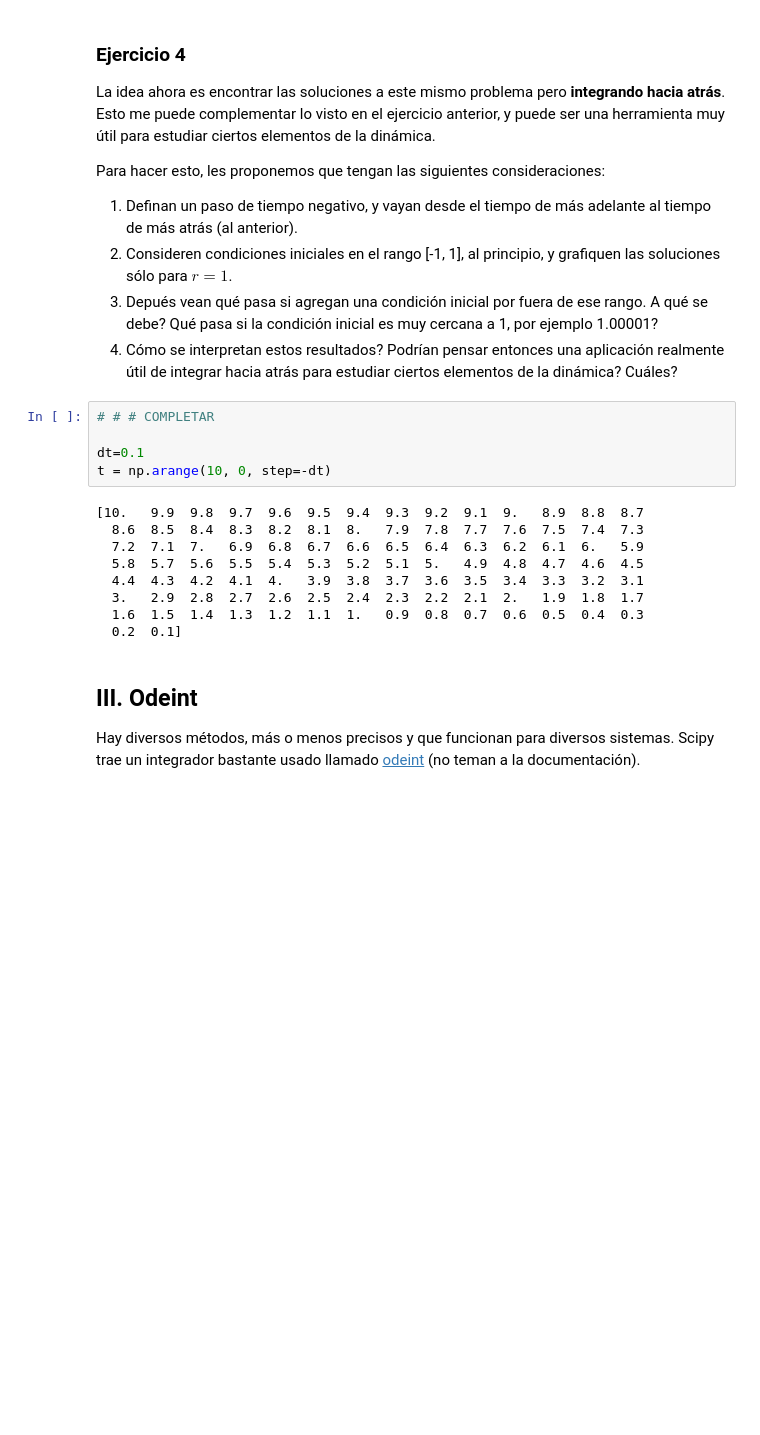
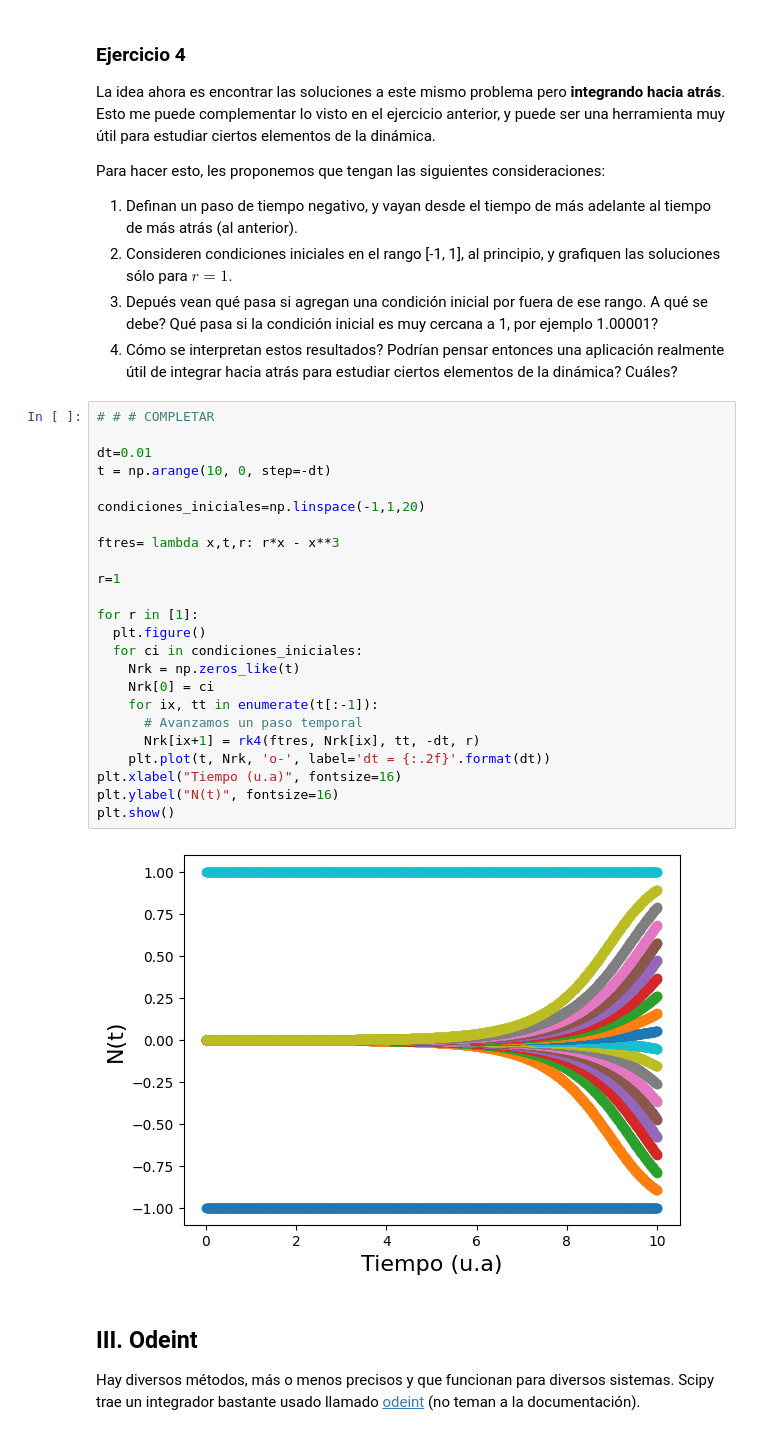
Before and after one commit to xGiannis/IntroModeladoContinuo, a Jupyter notebook: Colabs/nb03_Integracion.ipynb, the cells around one changed output. Drawn from its saved outputs; the diff is of its cells as text; blank space fills up the shorter version.

```diff
--- a/Colabs/nb03_Integracion.ipynb
+++ b/Colabs/nb03_Integracion.ipynb
@@ -416,20 +416,32 @@ Para hacer esto, les proponemos que tengan las siguientes consideraciones:
 2. Consideren condiciones iniciales en el rango [-1, 1], al principio, y grafiquen las soluciones sólo para $r=1$.
 3. Depués vean qué pasa si agregan una condición inicial por fuera de ese rango. A qué se debe? Qué pasa si la condición inicial es muy cercana a 1, por ejemplo 1.00001?
 4. Cómo se interpretan estos resultados? Podrían pensar entonces una aplicación realmente útil de integrar hacia atrás para estudiar ciertos elementos de la dinámica? Cuáles?
-# %%
-# # # COMPLETAR
-
-dt=0.1
-t = np.arange(10, 0, step=-dt)
-# %% [output]
-[10.   9.9  9.8  9.7  9.6  9.5  9.4  9.3  9.2  9.1  9.   8.9  8.8  8.7
-  8.6  8.5  8.4  8.3  8.2  8.1  8.   7.9  7.8  7.7  7.6  7.5  7.4  7.3
-  7.2  7.1  7.   6.9  6.8  6.7  6.6  6.5  6.4  6.3  6.2  6.1  6.   5.9
-  5.8  5.7  5.6  5.5  5.4  5.3  5.2  5.1  5.   4.9  4.8  4.7  4.6  4.5
-  4.4  4.3  4.2  4.1  4.   3.9  3.8  3.7  3.6  3.5  3.4  3.3  3.2  3.1
-  3.   2.9  2.8  2.7  2.6  2.5  2.4  2.3  2.2  2.1  2.   1.9  1.8  1.7
-  1.6  1.5  1.4  1.3  1.2  1.1  1.   0.9  0.8  0.7  0.6  0.5  0.4  0.3
-  0.2  0.1]
+# %%
+# # # COMPLETAR
+
+dt=0.01
+t = np.arange(10, 0, step=-dt)
+
+condiciones_iniciales=np.linspace(-1,1,20)
+
+ftres= lambda x,t,r: r*x - x**3
+
+r=1
+
+for r in [1]:
+  plt.figure()
+  for ci in condiciones_iniciales:
+    Nrk = np.zeros_like(t)
+    Nrk[0] = ci
+    for ix, tt in enumerate(t[:-1]):
+      # Avanzamos un paso temporal
+      Nrk[ix+1] = rk4(ftres, Nrk[ix], tt, -dt, r)
+    plt.plot(t, Nrk, 'o-', label='dt = {:.2f}'.format(dt))
+plt.xlabel("Tiempo (u.a)", fontsize=16)
+plt.ylabel("N(t)", fontsize=16)
+plt.show()
+# %% [output]
+[figure, added]
 # %% [markdown]
 <a name="odeint"></a>
 ## III. Odeint
```
